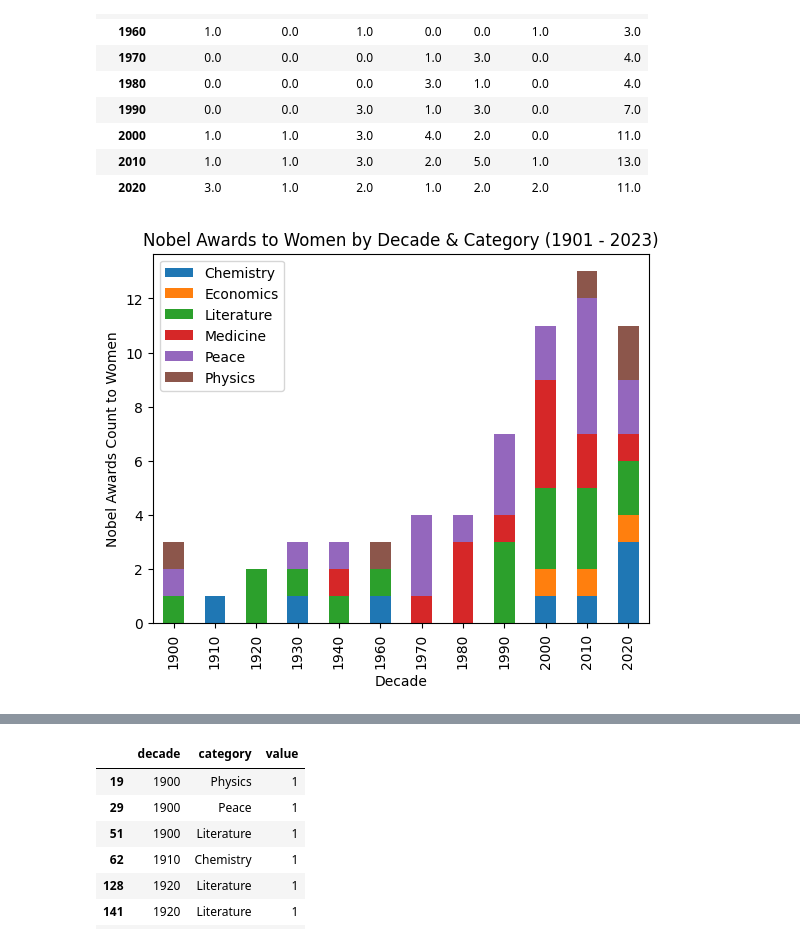
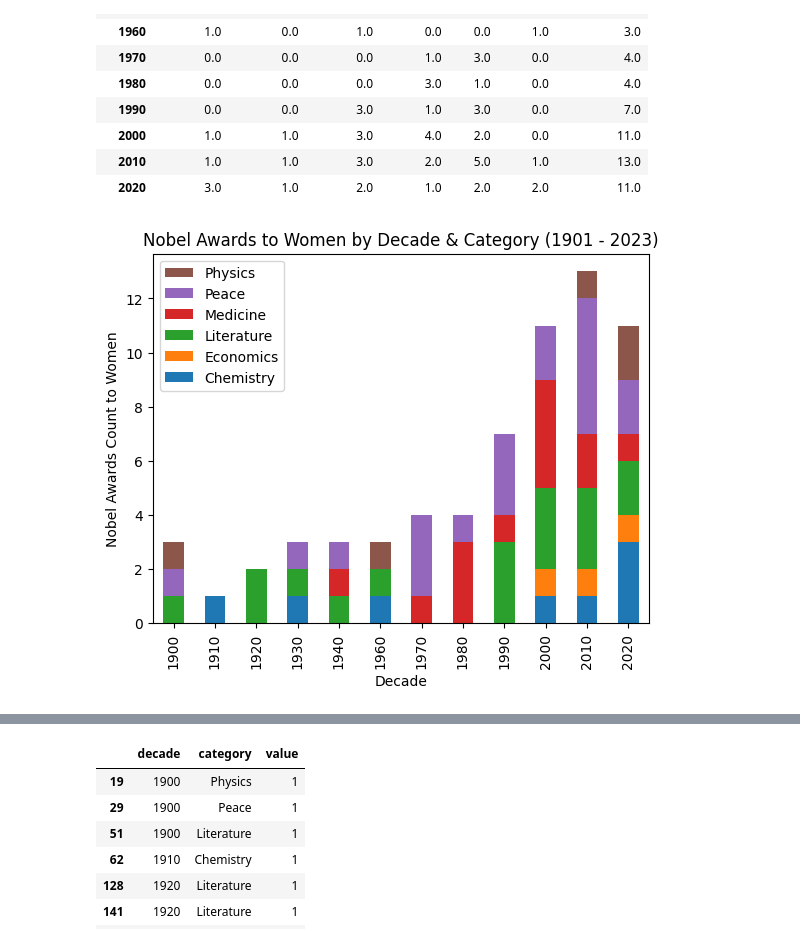
Before and after one commit to MichaelSzczepaniak/DSPortfolio, a Jupyter notebook: Nobel_Winners/NobelWinners.ipynb, the cells around one changed output, grey strips where cells are left out. Drawn from its saved outputs; the diff is of its cells as text; code cells hidden in the pictures.

Commit message:
fix legend order in women nobels by cat and dec stacked bar

```diff
--- a/Nobel_Winners/NobelWinners.ipynb
+++ b/Nobel_Winners/NobelWinners.ipynb
@@ -324,12 +324,15 @@ df_fem_cat
 | 2020 | 3.0 | 1.0 | 2.0 | 1.0 | 2.0 | 2.0 | 11.0 |
 # %%
 df_fem_cat_sbar = df_fem_cat.iloc[:, :-1]
-df_fem_cat_sbar.plot(kind='bar', stacked=True,
-                     title="Nobel Awards to Women by Decade & Category (1901 - 2023)",
-                     xlabel="Decade", ylabel="Nobel Awards Count to Women")
+ax3 = df_fem_cat_sbar.plot(kind='bar', stacked=True,
+                          title="Nobel Awards to Women by Decade & Category (1901 - 2023)",
+                          xlabel="Decade", ylabel="Nobel Awards Count to Women")
+# # change order of legend to match the bars - Get the handles and labels
+handles, labels = ax3.get_legend_handles_labels()
+ax3.legend(reversed(handles), reversed(labels), title='')
 plt.show()
 # %% [output]
-[figure, old version]
+[figure, new version]
 # %%
 df_men_cat = df_over_time.loc[df_over_time['sex'] == 'Male', ['decade', 'category']]
 df_men_cat = pd.DataFrame(df_men_cat.groupby(['decade', 'category'])['category'].count())
```
Also changed, not shown: parts of 2 cells of this notebook.
